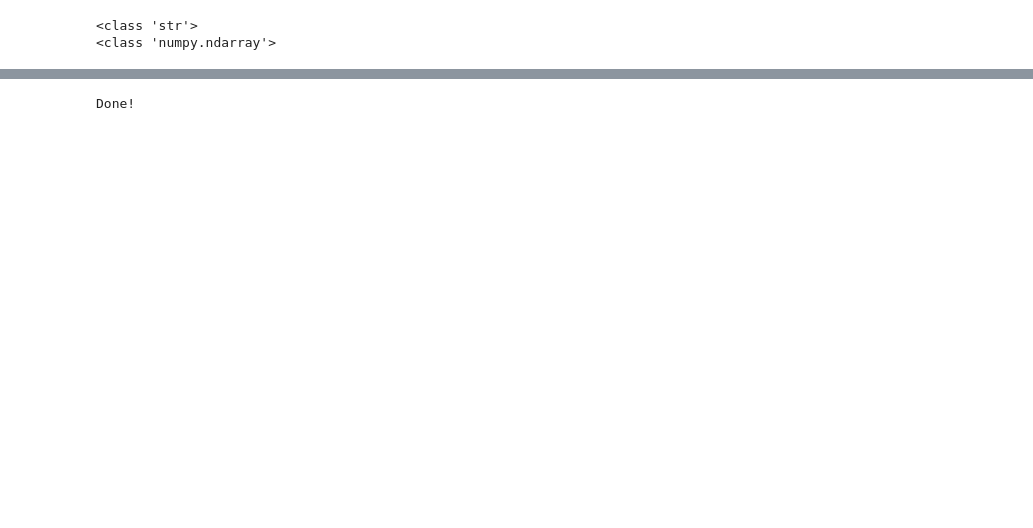
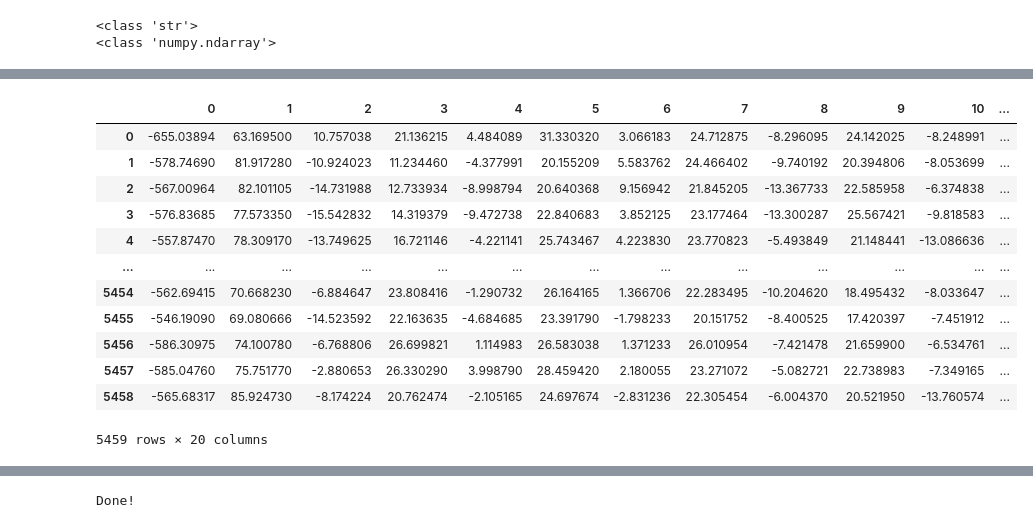
Before and after one commit to IgnacioBarb/Trabajo-Fianl-CEIABDTA, a Jupyter notebook: 2. Entrenamiento y prediccion.ipynb, the cells around one changed output, grey strips where cells are left out. Saved outputs shown, nothing was run; the diff lists cells and outputs as text; code cells hidden in the pictures; blank space fills up the shorter version.

```diff
--- a/2. Entrenamiento y prediccion.ipynb
+++ b/2. Entrenamiento y prediccion.ipynb
@@ -87,3 +108,19 @@ print(type(df['feature'][0]))
 features = df['feature'].to_list()
 X = pd.DataFrame(columns=range(len(features[0])), data=features)
 y = df.drop(columns='feature')
+# %%
+X
+# %% [output]
+|  | 0 | 1 | 2 | 3 | 4 | 5 | 6 | 7 | 8 | 9 | 10 | ... |
+| 0 | -655.03894 | 63.169500 | 10.757038 | 21.136215 | 4.484089 | 31.330320 | 3.066183 | 24.712875 | -8.296095 | 24.142025 | -8.248991 | ... |
+| 1 | -578.74690 | 81.917280 | -10.924023 | 11.234460 | -4.377991 | 20.155209 | 5.583762 | 24.466402 | -9.740192 | 20.394806 | -8.053699 | ... |
+| 2 | -567.00964 | 82.101105 | -14.731988 | 12.733934 | -8.998794 | 20.640368 | 9.156942 | 21.845205 | -13.367733 | 22.585958 | -6.374838 | ... |
+| 3 | -576.83685 | 77.573350 | -15.542832 | 14.319379 | -9.472738 | 22.840683 | 3.852125 | 23.177464 | -13.300287 | 25.567421 | -9.818583 | ... |
+| 4 | -557.87470 | 78.309170 | -13.749625 | 16.721146 | -4.221141 | 25.743467 | 4.223830 | 23.770823 | -5.493849 | 21.148441 | -13.086636 | ... |
+| ... | ... | ... | ... | ... | ... | ... | ... | ... | ... | ... | ... | ... |
+| 5454 | -562.69415 | 70.668230 | -6.884647 | 23.808416 | -1.290732 | 26.164165 | 1.366706 | 22.283495 | -10.204620 | 18.495432 | -8.033647 | ... |
+| 5455 | -546.19090 | 69.080666 | -14.523592 | 22.163635 | -4.684685 | 23.391790 | -1.798233 | 20.151752 | -8.400525 | 17.420397 | -7.451912 | ... |
+| 5456 | -586.30975 | 74.100780 | -6.768806 | 26.699821 | 1.114983 | 26.583038 | 1.371233 | 26.010954 | -7.421478 | 21.659900 | -6.534761 | ... |
+| 5457 | -585.04760 | 75.751770 | -2.880653 | 26.330290 | 3.998790 | 28.459420 | 2.180055 | 23.271072 | -5.082721 | 22.738983 | -7.349165 | ... |
+| 5458 | -565.68317 | 85.924730 | -8.174224 | 20.762474 | -2.105165 | 24.697674 | -2.831236 | 22.305454 | -6.004370 | 20.521950 | -13.760574 | ... |
+5459 rows × 20 columns
```
Also changed, not shown: parts of 43 cells of this notebook.
